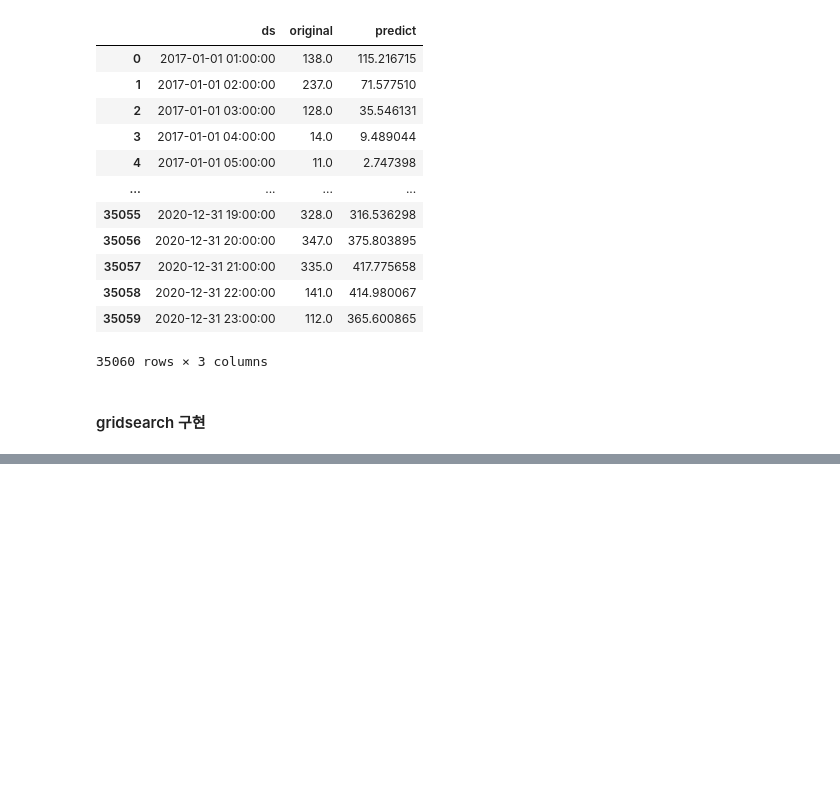
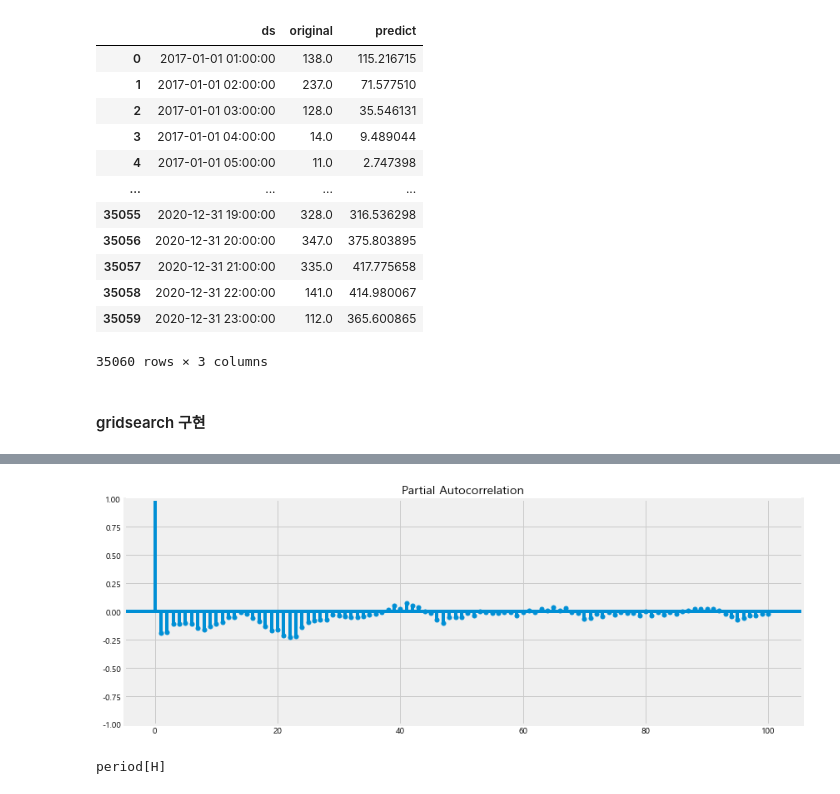
Before and after one commit to Sungjeonghyun/K-water_AI_Competition, a Jupyter notebook: Task 1.ipynb, the cells around one changed output, grey strips where cells are left out. Saved outputs shown, nothing was run; the diff lists cells and outputs as text; code cells hidden in the pictures; blank space fills up the shorter version.

```diff
--- a/Task 1.ipynb
+++ b/Task 1.ipynb
@@ -415,0 +416,10 @@ data_sample.to_csv('./data_city/submission_prophet.csv', index=False)
+# %%
+plot_pacf(data_tr.diff(1).dropna(), lags=100)
+plt.show()
+# %% [output]
+[figure, added]
+# %%
+data_tr = data_tr.to_period('H')
+data_tr.index.dtype
+# %% [output]
+period[H]
```
Also changed, not shown: parts of 38 cells of this notebook, 13 other files.
